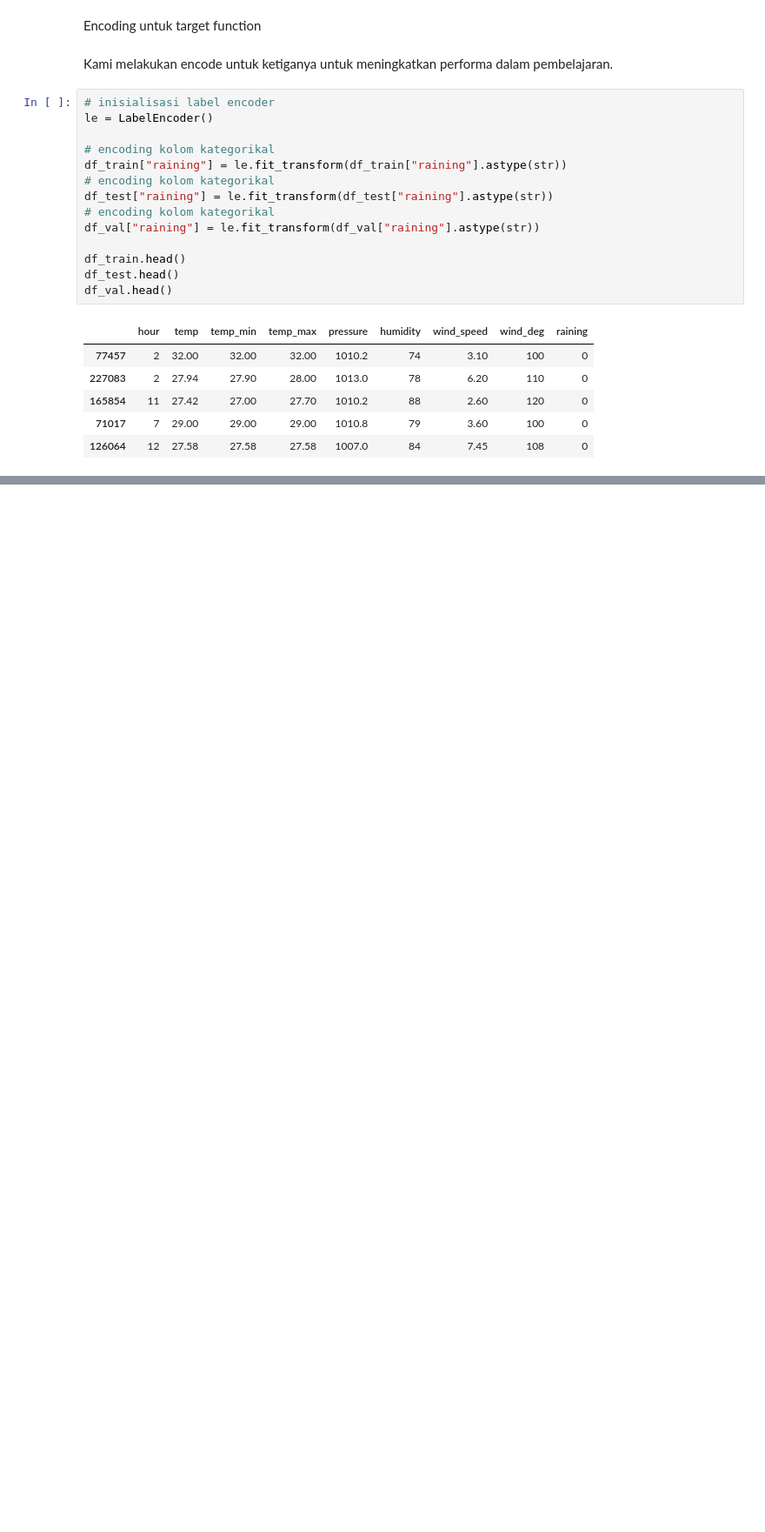
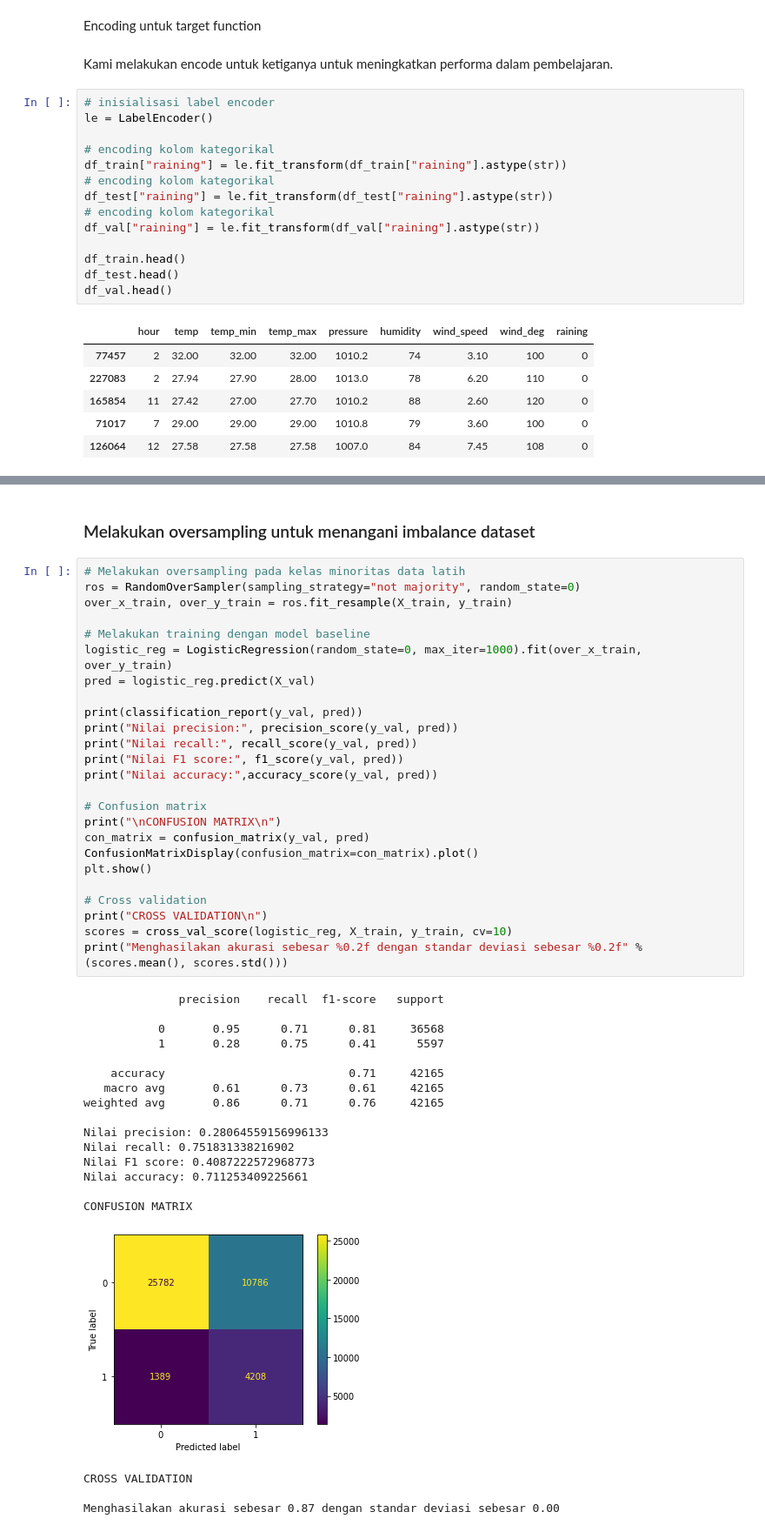
Before and after one commit to daffarg/tugas-praktikum-ml, a Jupyter notebook: PraktikumIF3270_M1_13520118_13520145.ipynb, the cells around one changed output, grey strips where cells are left out. Shown: that part at 87% size. Drawn from its saved outputs; the diff is of its cells as text; blank space fills up the shorter version.

```diff
--- a/PraktikumIF3270_M1_13520118_13520145.ipynb
+++ b/PraktikumIF3270_M1_13520118_13520145.ipynb
@@ -636,0 +695,47 @@ df_val.head()
+# %% [markdown]
+### Melakukan oversampling untuk menangani imbalance dataset
+# %%
+# Melakukan oversampling pada kelas minoritas data latih
+ros = RandomOverSampler(sampling_strategy="not majority", random_state=0)
+over_x_train, over_y_train = ros.fit_resample(X_train, y_train)
+
+# Melakukan training dengan model baseline
+logistic_reg = LogisticRegression(random_state=0, max_iter=1000).fit(over_x_train, over_y_train)
+pred = logistic_reg.predict(X_val)
+
+print(classification_report(y_val, pred))
+print("Nilai precision:", precision_score(y_val, pred))
+print("Nilai recall:", recall_score(y_val, pred))
+print("Nilai F1 score:", f1_score(y_val, pred))
+print("Nilai accuracy:",accuracy_score(y_val, pred))
+
+# Confusion matrix
+print("\nCONFUSION MATRIX\n")
+con_matrix = confusion_matrix(y_val, pred)
+ConfusionMatrixDisplay(confusion_matrix=con_matrix).plot()
+plt.show()
+
+# Cross validation
+print("CROSS VALIDATION\n")
+scores = cross_val_score(logistic_reg, X_train, y_train, cv=10)
+print("Menghasilakan akurasi sebesar %0.2f dengan standar deviasi sebesar %0.2f" % (scores.mean(), scores.std()))
+# %% [output]
+              precision    recall  f1-score   support
+
+           0       0.95      0.71      0.81     36568
+           1       0.28      0.75      0.41      5597
+
+    accuracy                           0.71     42165
+   macro avg       0.61      0.73      0.61     42165
+weighted avg       0.86      0.71      0.76     42165
+
+Nilai precision: 0.28064559156996133
+Nilai recall: 0.751831338216902
+Nilai F1 score: 0.4087222572968773
+Nilai accuracy: 0.711253409225661
+
+CONFUSION MATRIX
+[figure, added]
+CROSS VALIDATION
+
+Menghasilakan akurasi sebesar 0.87 dengan standar deviasi sebesar 0.00
```
Also changed, not shown: parts of 14 cells of this notebook.
